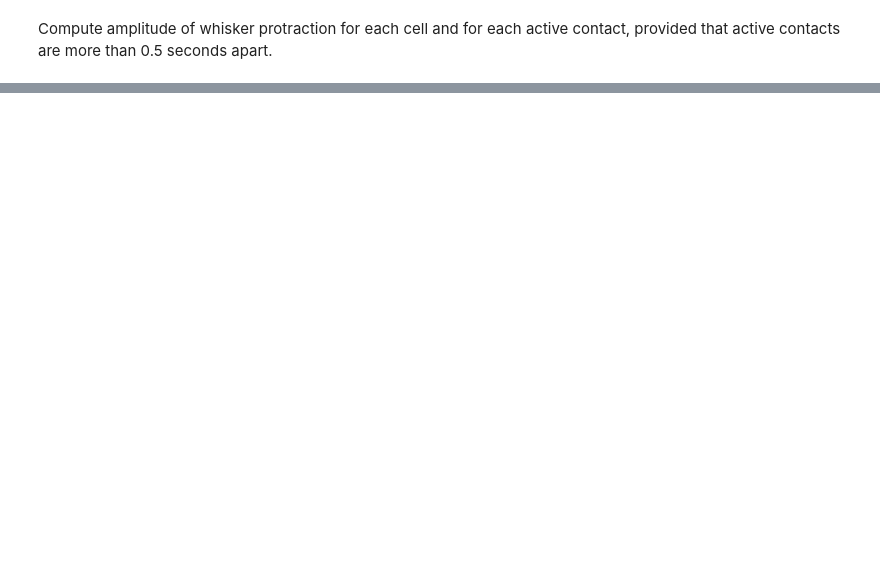
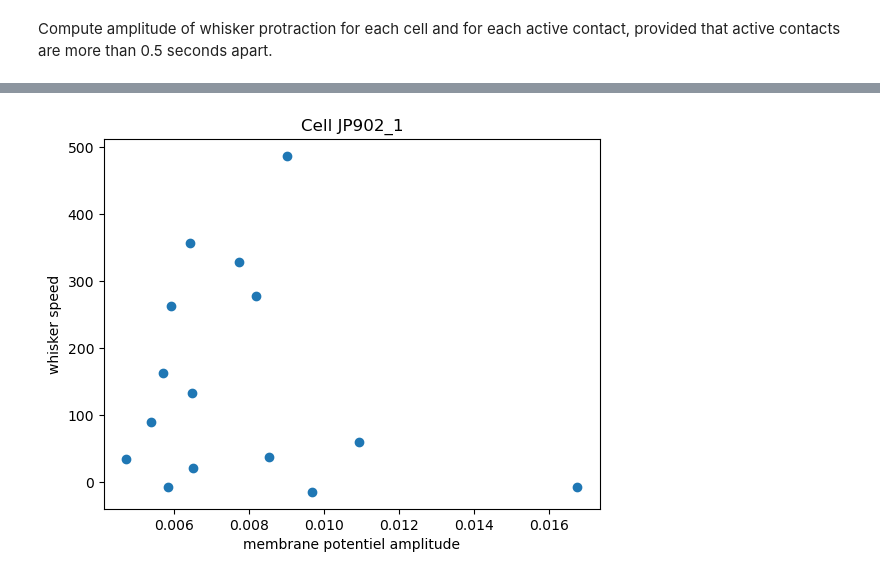
Before and after one commit to shrinidhivelan/Cellular_Mechanisms, a Jupyter notebook: Miniproject_Part4 copy.ipynb, the cells around one changed output, grey strips where cells are left out. Drawn from its saved outputs; the diff is of its cells as text; code cells hidden in the pictures; blank space fills up the shorter version.

```diff
--- a/Miniproject_Part4 copy.ipynb
+++ b/Miniproject_Part4 copy.ipynb
@@ -71,7 +71,8 @@ epoch_bounds = {'pre':[-0.5, -0.3], 'post':[0,0.2]}  # time boundaries to comput
 Find the free whisking cells and all the unique recorded cells in the data
 # %%
 data_df_subset = data_df[data_df['Sweep_Type']==sweep_type]
-all_cells = np.unique(data_df_subset.Cell_ID)
+data_df_exc = data_df_subset[data_df_subset.Cell_Type=='EXC']
+all_cells = np.unique(data_df_exc.Cell_ID)
 cell_nb = len(all_cells)
 print('Number of cells:', cell_nb)
 # %% [output]
@@ -92,9 +82,8 @@ len(data_df_subset)
 # %% [markdown]
 Compute amplitude of whisker protraction for each cell and for each active contact, provided that active contacts are more than 0.5 seconds apart.
 # %%
-for idx, cell_id in enumerate(np.unique(data_df_subset.Cell_ID)):
-    cell_df = data_df_subset[data_df_subset.Cell_ID==cell_id]
-    cell_df = cell_df[cell_df.Cell_Type=='EXC']
+for idx, cell_id in enumerate(np.unique(data_df_exc.Cell_ID)):
+    cell_df = data_df_subset[data_df_exc.Cell_ID==cell_id]
     #print(cell_df.head(5))
     wp_amp_tot = []
     vm_amp_tot = []
@@ -151,6 +140,7 @@ for idx, cell_id in enumerate(np.unique(data_df_subset.Cell_ID)):
             start_index_wp = np.searchsorted(wp_time, max(start-pre_window,0))
             end_index_wp = np.searchsorted(wp_time, end)
 
+
             amp_wp = max(wp[start_index_wp:end_index_wp])- min(wp[start_index_wp:end_index_wp])
             wp_amp_tot.append(amp_wp)
 
@@ -177,0 +229,72 @@ for idx, cell_id in enumerate(np.unique(data_df_subset.Cell_ID)):
+# %%
+for idx, cell_id in enumerate(np.unique(data_df_exc.Cell_ID)):
+    cell_df = data_df_exc[data_df_subset.Cell_ID==cell_id]
+    #print(cell_df.head(5))
+    wp_speed_tot = []
+    vm_amp_tot = []
+    for cell in range(len(cell_df)):
+        #print(cell)
+        event_times = cell_df['Sweep_ActiveContactTimes'].values[cell]
+        if np.isnan(event_times).any():
+            continue
+        sr_vm = cell_df['Sweep_MembranePotential_SamplingRate'].values[cell] #[0] to get the content of the array
+        membrane_potential = cell_df['Sweep_MembranePotential'].values[cell]
+        ap_vm_deriv_thresh = cell_df['Cell_APThreshold_Slope'].values[cell]
+
+        # Template: extract whisker angle and sampling rate of whisker video data
+        wp = cell_df['Sweep_WhiskerAngle'].values[cell]
+        sr_wp = cell_df['Sweep_WhiskerAngle_SamplingRate'].values[cell]
+        wp_time = np.arange(len(wp))/sr_wp
+        vm_time = np.arange(len(membrane_potential))/sr_vm
+
+        #now detect and cut out APs.
+        ap_params = Function_Detect_APs(membrane_potential, sr_vm, ap_vm_deriv_thresh)
+
+        ap_duration = []
+        if (ap_params.any()):
+            ap_thresh_times = ap_params[:,0]
+            ap_thresh_vm = ap_params[:,1]
+            ap_peak_times = ap_params[:,2]
+            ap_peak_vm = ap_params[:,3]
+            ap_duration = ap_params[:,5] #check for no-APs (cells with no spikes in ALL trials:EXC5,16 FR=0, AP_dur=np.nan)
+                #... if so, cut-out individual APs to keep subthreshold Vm only
+            vm_sub = Function_CutAPs(membrane_potential, sr_vm, ap_peak_times, ap_thresh_times)
+        else:
+            vm_sub = membrane_potential.copy()
+
+        #we keep only the events that are far away from each other (more than min-iti)
+        good_event_times = []
+        #print(len(event_times))
+        #print(event_times)
+
+        if type(event_times[0]) == np.float64:
+            good_event_times.append(event_times)
+        else:
+            for i in range(len(event_times)):
+                if i == len(event_times)-1:
+                    good_event_times.append(event_times[i])
+                elif event_times[i+1][0] - event_times[i][1] > min_iti:
+                    good_event_times.append(event_times[i])
+
+        for start, end in good_event_times:
+            if start > end:
+                continue
+            # Convert the start and end time of the active touch to indices
+            start_index_vm = np.searchsorted(vm_time, start)
+            end_index_vm = np.searchsorted(vm_time, end+post_window)
+            pre_index_wp = np.searchsorted(wp_time, max(start-pre_window,0))
+            start_index_wp = np.searchsorted(wp_time, start)
+            end_index_wp = np.searchsorted(wp_time, end)
+
+            speed_wp = (wp[start_index_wp]-wp[pre_index_wp])/(start-max(start-pre_window,0))
+            wp_speed_tot.append(speed_wp)
+
+            amp_vm = max(vm_sub[start_index_vm:end_index_vm])- min(vm_sub[start_index_vm:end_index_vm])
+            vm_amp_tot.append(amp_vm)
+    plt.scatter(vm_amp_tot,wp_speed_tot)
+    plt.ylabel('whisker speed')
+    plt.xlabel('membrane potentiel amplitude')
+    plt.title(f'Cell {cell_id}')
+    plt.show()
+# %% [output]
+[figure, added]
```
Also changed, not shown: parts of 8 cells of this notebook.
